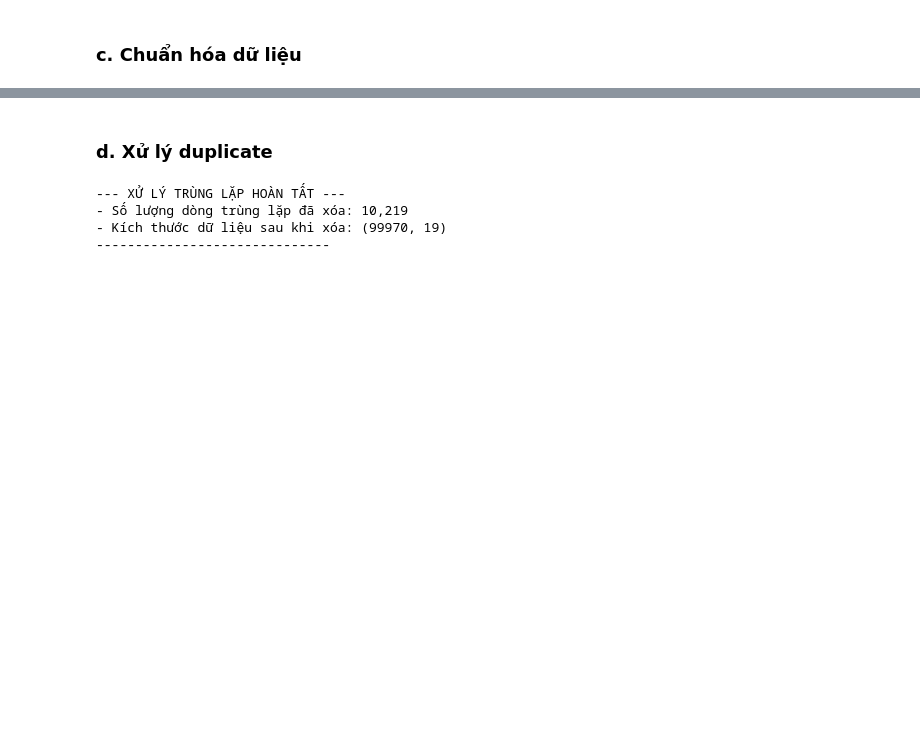
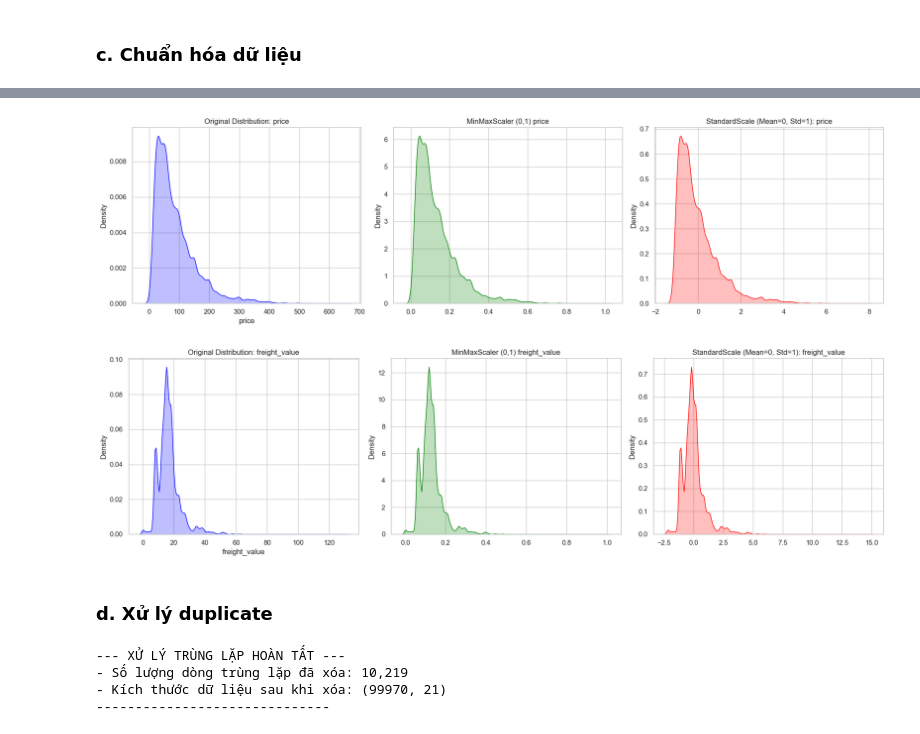
Before and after one commit to conluoi123/Machine-Learning---Project-1-, a Jupyter notebook: code/Part1_Regression/notebook.ipynb, the cells around one changed output, grey strips where cells are left out. Drawn from its saved outputs; the diff is of its cells as text; code cells hidden in the pictures; blank space fills up the shorter version.

Commit message:
add chart for normal data

```diff
--- a/code/Part1_Regression/notebook.ipynb
+++ b/code/Part1_Regression/notebook.ipynb
@@ -759,5 +760,8 @@ cols = ['price', 'freight_value', 'product_length_cm', 'product_height_cm', 'pro
 
 df_processed = compare_outlier_methods(df_final, cols)
 summarize_outliers(df_processed)
+# Xóa các dòng ngoại lai
+df_final = df_processed[(df_processed['is_outlier_if']==0)].drop(columns=['is_outlier_iqr', 'is_outlier_if'])
+print(f"Xóa thành công")
 # %% [output]
 ---Tổng kết xử lí Outliers---
@@ -771,3 +790,31 @@ Số lượng IQR xóa nhưng Isolation Forest giữ lại là 22084
+# %%
+# Trực quan hóa kết quả mô tả lý do chọn Standardization
+cols_to_plot = ['price', 'freight_value']
+
+# display(df_final.columns)
+min_max_scaler = MinMaxScaler()
+std_scaler = StandardScaler()
+
+for col in cols_to_plot:
+    data_original = df_final[[col]].copy() # hai dấu ngoặc vuông vì cta cần làm việc với sckitlearn -> trả về mảng 2 chiều
+    data_minmax = min_max_scaler.fit_transform(data_original)
+    data_std = std_scaler.fit_transform(data_original)
+
+    fig, axes = plt.subplots(1,3, figsize=(18,5))
+    sns.kdeplot(data_original[col], ax=axes[0], color='blue', fill=True)
+    axes[0].set_title(f"Original Distribution: {col}")
+
+    sns.kdeplot(data_minmax[:,0], ax=axes[1], color='green', fill=True)
+    axes[1].set_title(f"MinMaxScaler (0,1) {col}")
+
+    sns.kdeplot(data_std[:,0], ax=axes[2], color='red', fill=True)
+    axes[2].set_title(f"StandardScale (Mean=0, Std=1): {col}")
+
+    plt.tight_layout()
+    plt.show()
+# %% [output]
+[figure, added]
+[figure, added]
 # %% [markdown]
 ### **d. Xử lý duplicate**
 # %%
@@ -775,5 +822,5 @@ df_final =handle_duplicates(df_final)
 # %% [output]
 --- XỬ LÝ TRÙNG LẶP HOÀN TẤT ---
 - Số lượng dòng trùng lặp đã xóa: 10,219
-- Kích thước dữ liệu sau khi xóa: (99970, 19)
+- Kích thước dữ liệu sau khi xóa: (99970, 21)
 ------------------------------
```
Also changed, not shown: parts of 9 cells of this notebook.
